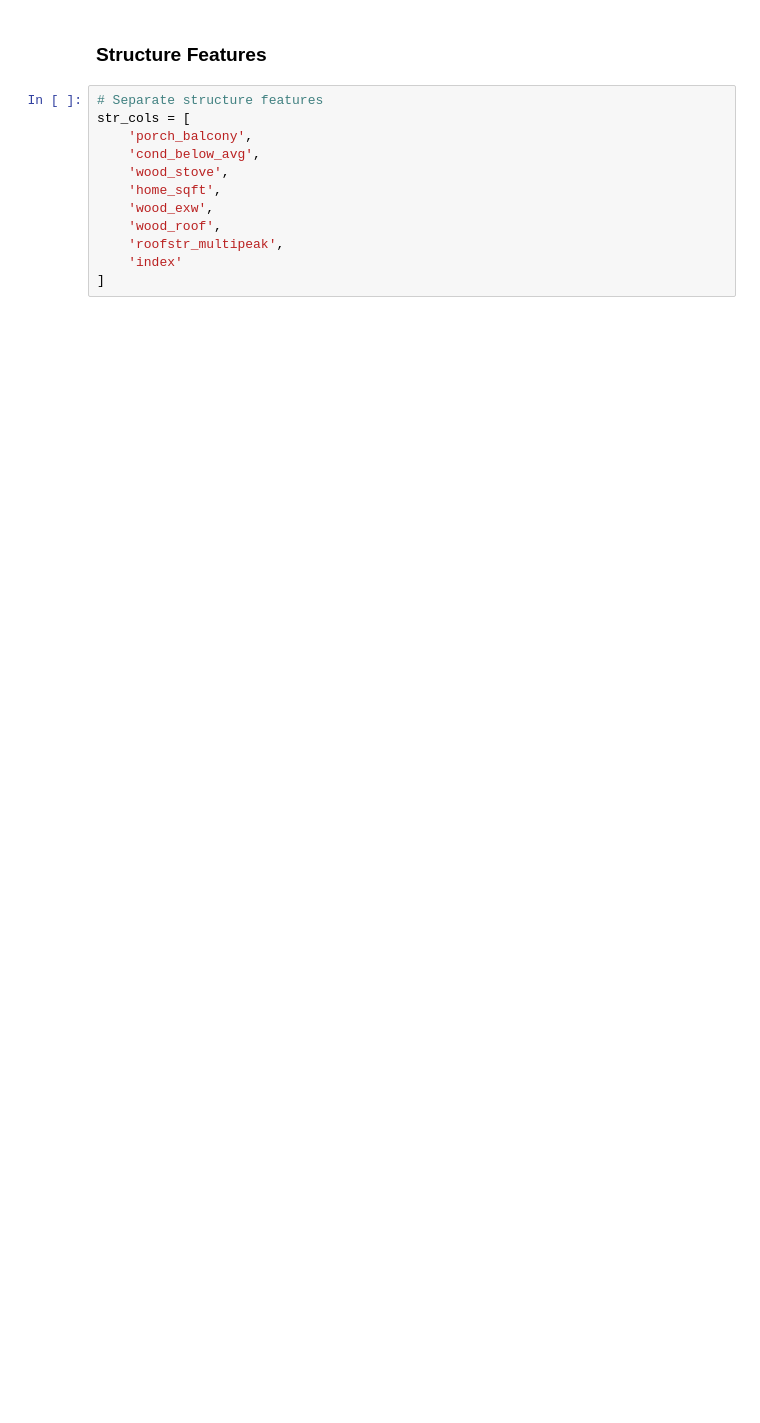
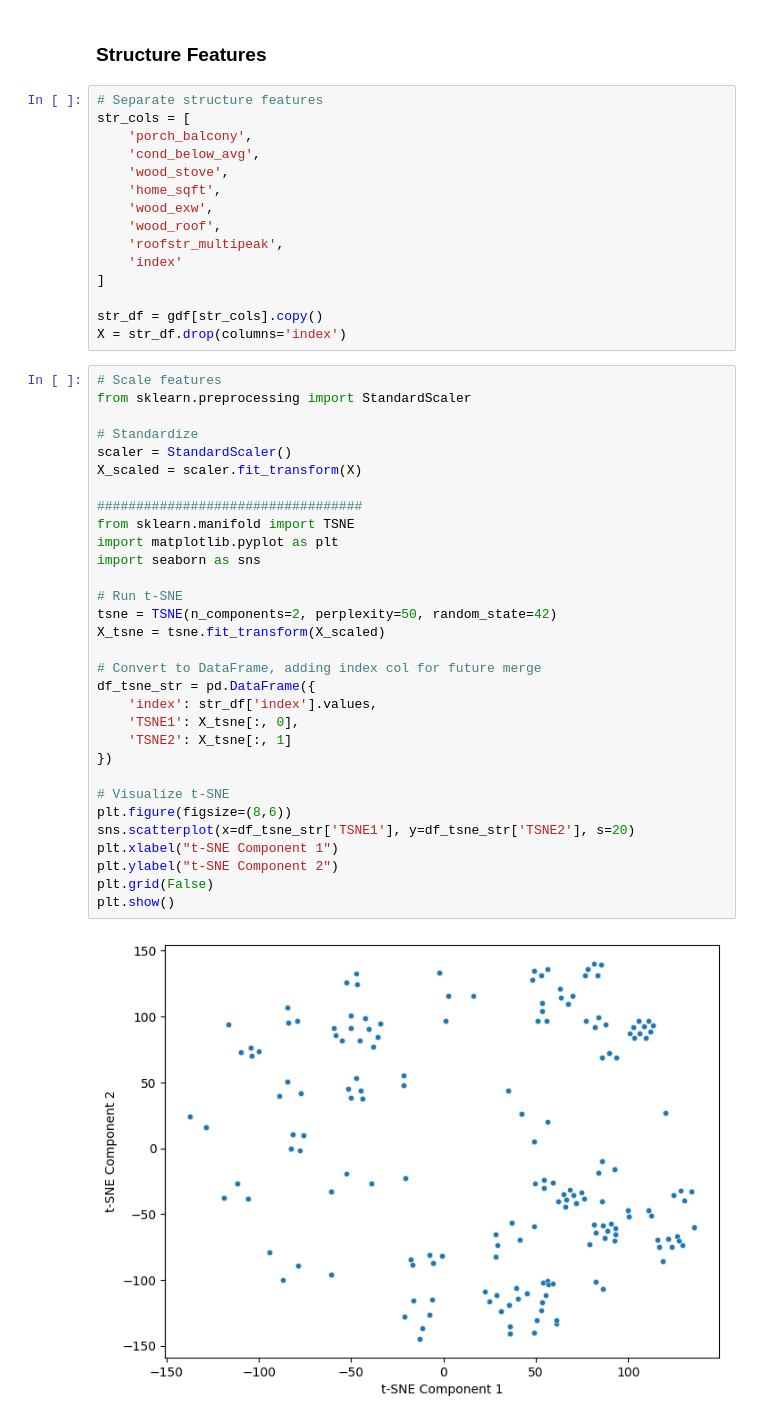
Before and after one commit to bryceayoung/ouray, a Jupyter notebook: workflows/analysis/clustering_2.ipynb, the cells around one changed output. Cells and saved outputs as stored; diff of their text form; blank space fills up the shorter version.

```diff
--- a/workflows/analysis/clustering_2.ipynb
+++ b/workflows/analysis/clustering_2.ipynb
@@ -338,3 +376,39 @@ str_cols = [
     'roofstr_multipeak',
     'index'
 ]
+
+str_df = gdf[str_cols].copy()
+X = str_df.drop(columns='index')
+# %%
+# Scale features
+from sklearn.preprocessing import StandardScaler
+
+# Standardize
+scaler = StandardScaler()
+X_scaled = scaler.fit_transform(X)
+
+##################################
+from sklearn.manifold import TSNE
+import matplotlib.pyplot as plt
+import seaborn as sns
+
+# Run t-SNE
+tsne = TSNE(n_components=2, perplexity=50, random_state=42)
+X_tsne = tsne.fit_transform(X_scaled)
+
+# Convert to DataFrame, adding index col for future merge
+df_tsne_str = pd.DataFrame({
+    'index': str_df['index'].values,
+    'TSNE1': X_tsne[:, 0],
+    'TSNE2': X_tsne[:, 1]
+})
+
+# Visualize t-SNE
+plt.figure(figsize=(8,6))
+sns.scatterplot(x=df_tsne_str['TSNE1'], y=df_tsne_str['TSNE2'], s=20)
+plt.xlabel("t-SNE Component 1")
+plt.ylabel("t-SNE Component 2")
+plt.grid(False)
+plt.show()
+# %% [output]
+[figure, added]
```
Also changed, not shown: parts of 4 cells of this notebook.
